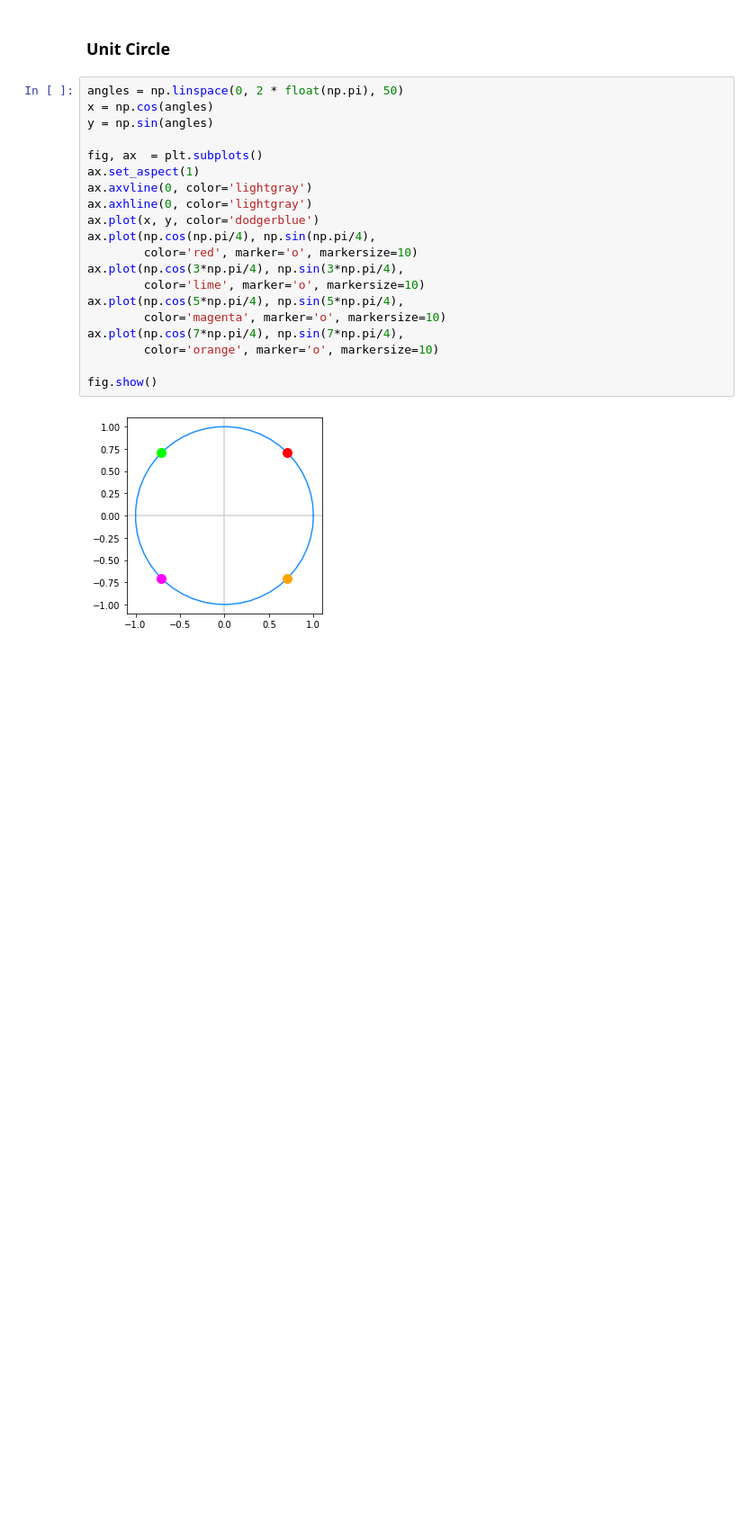
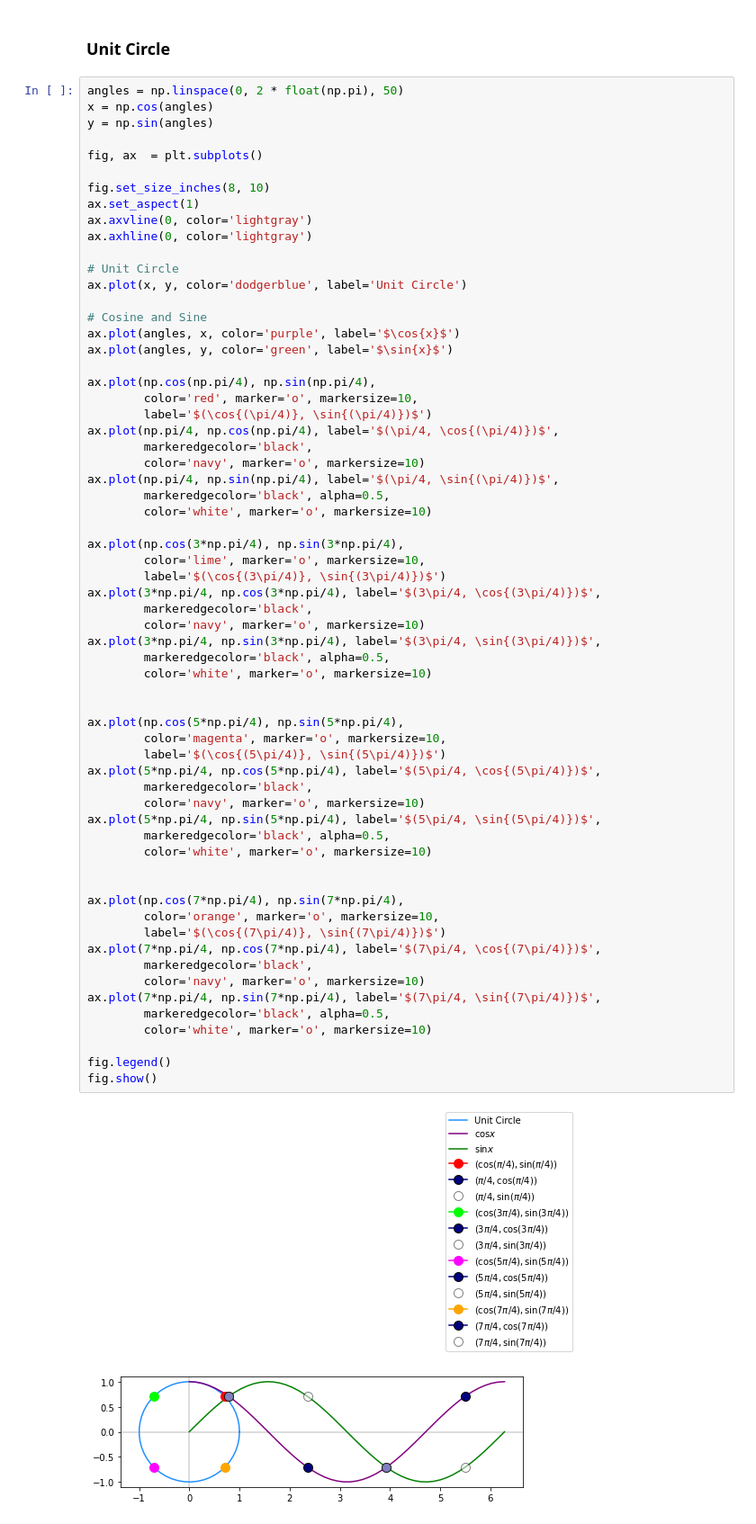
Before and after one commit to PaulToronto/Johns-Hopkins-Coursera-Differential-Calculus-Through-Data-And-Modeling-Specialization, a Jupyter notebook: 1_2_1_Trigonometric_Functions.ipynb, the cells around one changed output. Shown at 90% size. Drawn from its saved outputs; the diff is of its cells as text; blank space fills up the shorter version.

```diff
--- a/1_2_1_Trigonometric_Functions.ipynb
+++ b/1_2_1_Trigonometric_Functions.ipynb
@@ -15,22 +15,65 @@ import matplotlib.pyplot as plt
 # %%
 angles = np.linspace(0, 2 * float(np.pi), 50)
 x = np.cos(angles)
 y = np.sin(angles)
 
 fig, ax  = plt.subplots()
+
+fig.set_size_inches(8, 10)
 ax.set_aspect(1)
 ax.axvline(0, color='lightgray')
 ax.axhline(0, color='lightgray')
-ax.plot(x, y, color='dodgerblue')
+
+# Unit Circle
+ax.plot(x, y, color='dodgerblue', label='Unit Circle')
+
+# Cosine and Sine
+ax.plot(angles, x, color='purple', label='$\cos{x}$')
+ax.plot(angles, y, color='green', label='$\sin{x}$')
+
 ax.plot(np.cos(np.pi/4), np.sin(np.pi/4),
-        color='red', marker='o', markersize=10)
+        color='red', marker='o', markersize=10,
+        label='$(\cos{(\pi/4)}, \sin{(\pi/4)})$')
+ax.plot(np.pi/4, np.cos(np.pi/4), label='$(\pi/4, \cos{(\pi/4)})$',
+        markeredgecolor='black',
+        color='navy', marker='o', markersize=10)
+ax.plot(np.pi/4, np.sin(np.pi/4), label='$(\pi/4, \sin{(\pi/4)})$',
+        markeredgecolor='black', alpha=0.5,
+        color='white', marker='o', markersize=10)
+
 ax.plot(np.cos(3*np.pi/4), np.sin(3*np.pi/4),
-        color='lime', marker='o', markersize=10)
+        color='lime', marker='o', markersize=10,
+        label='$(\cos{(3\pi/4)}, \sin{(3\pi/4)})$')
+ax.plot(3*np.pi/4, np.cos(3*np.pi/4), label='$(3\pi/4, \cos{(3\pi/4)})$',
+        markeredgecolor='black',
+        color='navy', marker='o', markersize=10)
+ax.plot(3*np.pi/4, np.sin(3*np.pi/4), label='$(3\pi/4, \sin{(3\pi/4)})$',
+        markeredgecolor='black', alpha=0.5,
+        color='white', marker='o', markersize=10)
+
+
 ax.plot(np.cos(5*np.pi/4), np.sin(5*np.pi/4),
-        color='magenta', marker='o', markersize=10)
+        color='magenta', marker='o', markersize=10,
+        label='$(\cos{(5\pi/4)}, \sin{(5\pi/4)})$')
+ax.plot(5*np.pi/4, np.cos(5*np.pi/4), label='$(5\pi/4, \cos{(5\pi/4)})$',
+        markeredgecolor='black',
+        color='navy', marker='o', markersize=10)
+ax.plot(5*np.pi/4, np.sin(5*np.pi/4), label='$(5\pi/4, \sin{(5\pi/4)})$',
+        markeredgecolor='black', alpha=0.5,
+        color='white', marker='o', markersize=10)
+
+
 ax.plot(np.cos(7*np.pi/4), np.sin(7*np.pi/4),
-        color='orange', marker='o', markersize=10)
+        color='orange', marker='o', markersize=10,
+        label='$(\cos{(7\pi/4)}, \sin{(7\pi/4)})$')
+ax.plot(7*np.pi/4, np.cos(7*np.pi/4), label='$(7\pi/4, \cos{(7\pi/4)})$',
+        markeredgecolor='black',
+        color='navy', marker='o', markersize=10)
+ax.plot(7*np.pi/4, np.sin(7*np.pi/4), label='$(7\pi/4, \sin{(7\pi/4)})$',
+        markeredgecolor='black', alpha=0.5,
+        color='white', marker='o', markersize=10)
 
+fig.legend()
 fig.show()
 # %% [output]
-[figure, old version]
+[figure, new version]
```
